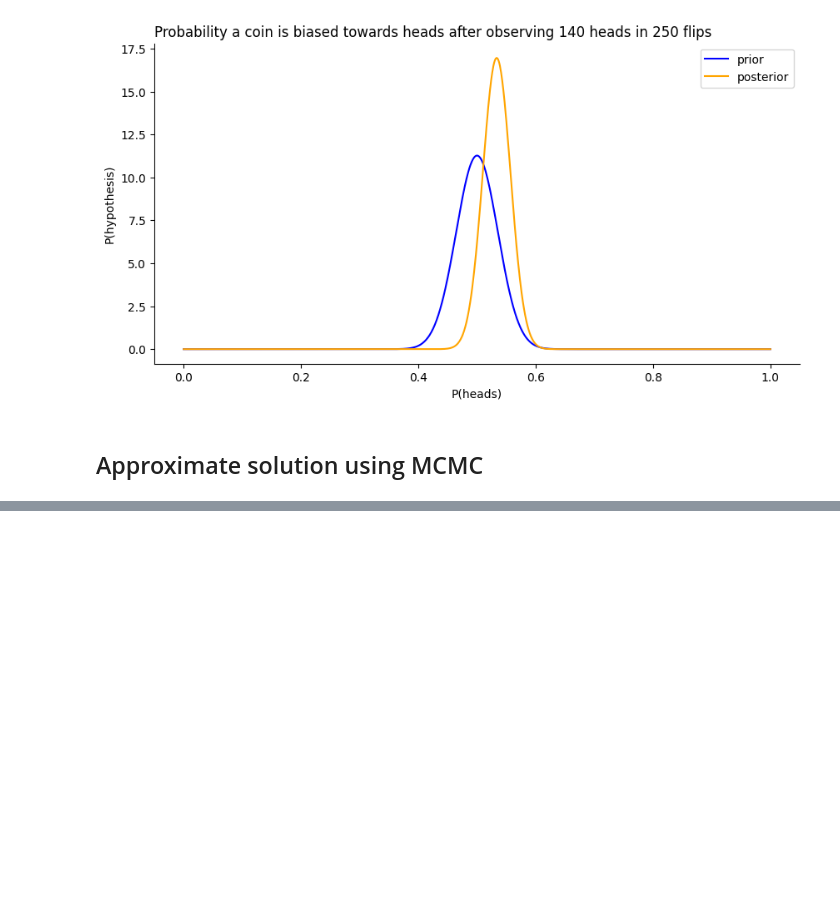
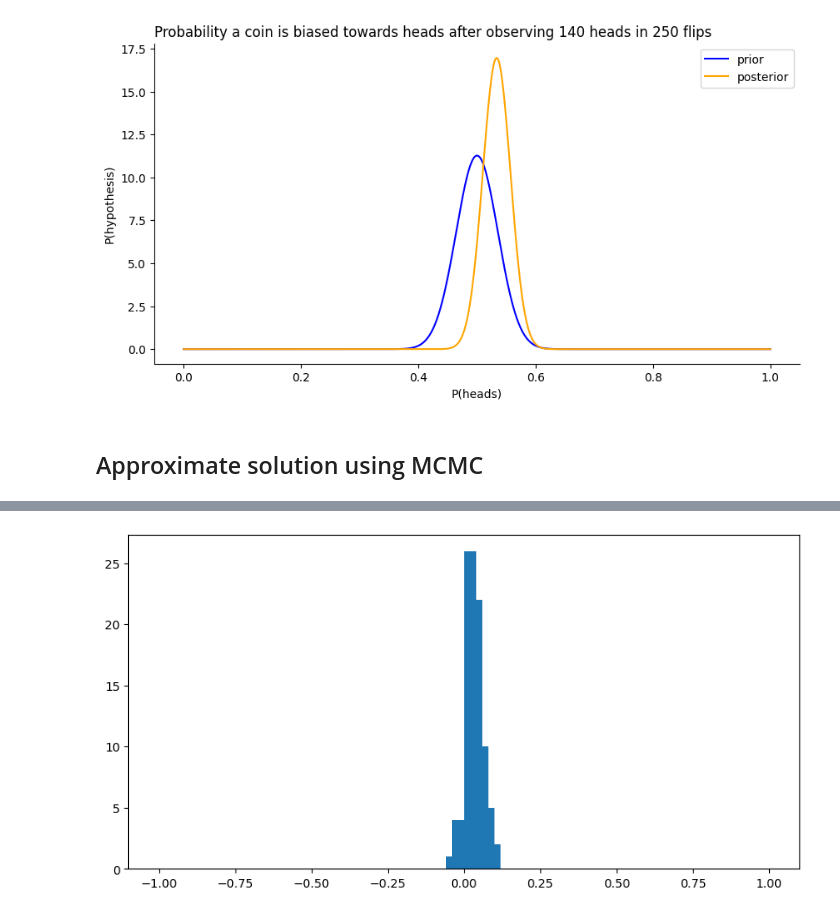
Before and after one commit to libertininick/bayesian-stats, a Jupyter notebook: notebooks/mcmc.ipynb, the cells around one changed output, grey strips where cells are left out. Saved outputs shown, nothing was run; the diff lists cells and outputs as text; code cells hidden in the pictures; blank space fills up the shorter version.

```diff
--- a/notebooks/mcmc.ipynb
+++ b/notebooks/mcmc.ipynb
@@ -56,0 +63,6 @@ samples = run_mcmc(
+# %%
+corr_to_init = result.get_correlation_to_init()
+_, ax = plt.subplots(figsize=(10,5))
+_ = ax.hist(corr_to_init["p"], bins=torch.linspace(-1, 1, 101))
+# %% [output]
+[figure, added]
```
Also changed, not shown: parts of 4 cells of this notebook, 1 other file.
